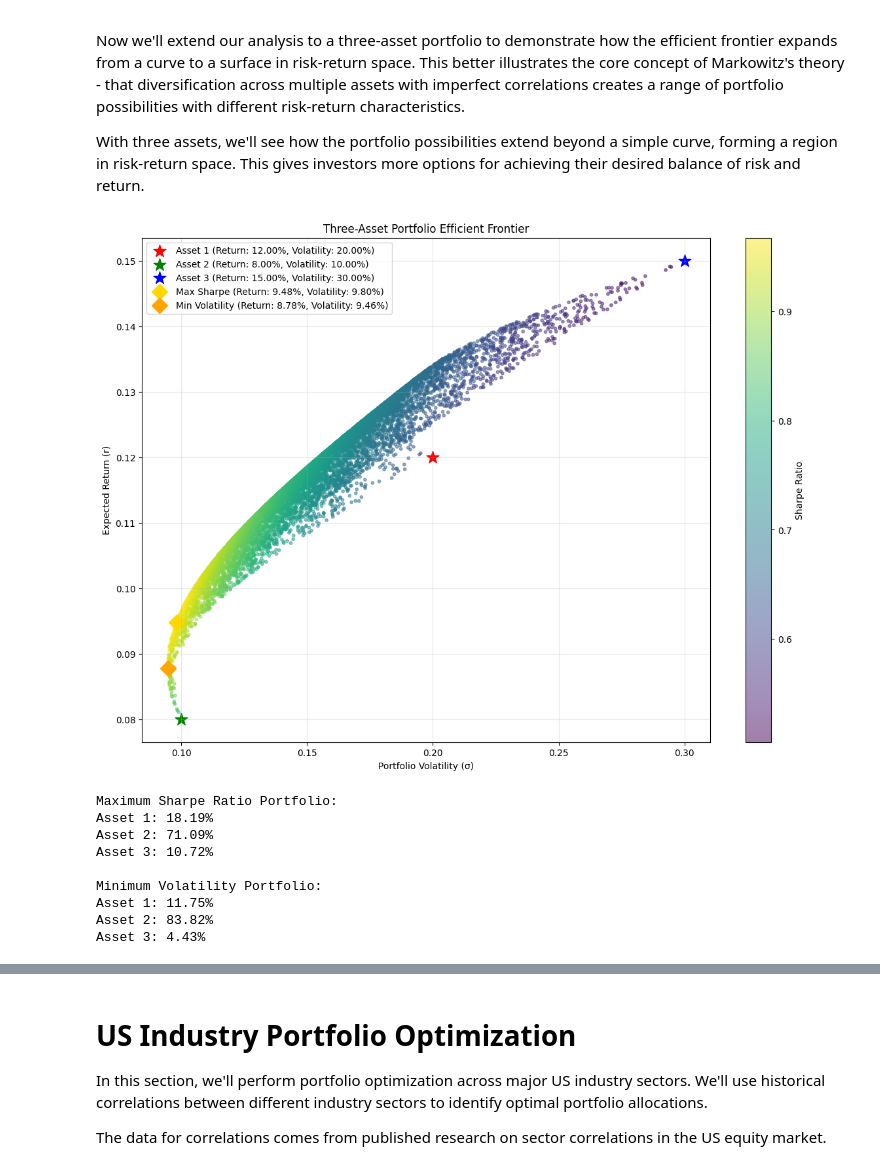
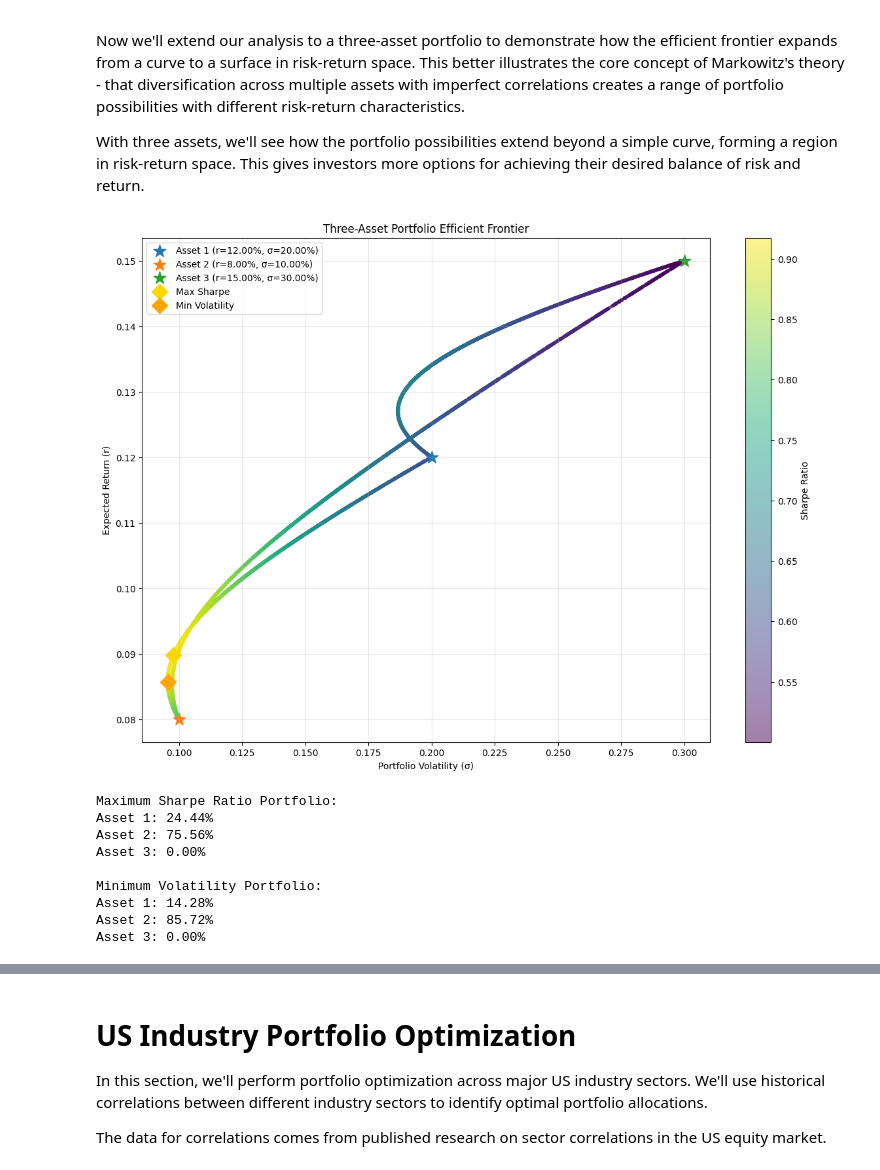
Before and after one commit to howesrichard/FM_portfolio_optimisation, a Jupyter notebook: Lecture Material.ipynb, the cells around one changed output, grey strips where cells are left out. Saved outputs shown, nothing was run; the diff lists cells and outputs as text; code cells hidden in the pictures.

Commit message:
Updated weights functions | made classes for 3 asset, multi-asset opti

```diff
--- a/Lecture Material.ipynb
+++ b/Lecture Material.ipynb
@@ -399,25 +357,30 @@ def plot_efficient_frontier_3_assets(returns, sigmas, corr_matrix):
 # %%
 # Example parameters for three assets
 returns = np.array([0.12, 0.08, 0.15])  # Expected returns
 sigmas = np.array([0.20, 0.10, 0.30])  # Volatilities
 
 # Correlation matrix
 corr_matrix = np.array([
     [1.0, 0.2, 0.3],  # Correlations with Asset 1
     [0.2, 1.0, 0.1],  # Correlations with Asset 2
     [0.3, 0.1, 1.0]   # Correlations with Asset 3
 ])
 
+# Instantiate the efficient frontier class
+three_asset_optimisation = ThreeAssetOptimisation(returns,sigmas, corr_matrix, weighting_style='constrain-asset')
+
 # Plot the efficient frontier
-plot_efficient_frontier_3_assets(returns, sigmas, corr_matrix)
+three_asset_optimisation._create_covariance_matrix()
+three_asset_optimisation.generate_portfolios()
+three_asset_optimisation.plot_efficient_frontier()
 # %% [output]
-[figure, old version]
+[figure, new version]
 Maximum Sharpe Ratio Portfolio:
-Asset 1: 18.19%
-Asset 2: 71.09%
-Asset 3: 10.72%
+Asset 1: 24.44%
+Asset 2: 75.56%
+Asset 3: 0.00%
 
 Minimum Volatility Portfolio:
-Asset 1: 11.75%
-Asset 2: 83.82%
-Asset 3: 4.43%
+Asset 1: 14.28%
+Asset 2: 85.72%
+Asset 3: 0.00%
```
Also changed, not shown: parts of 9 cells of this notebook.
